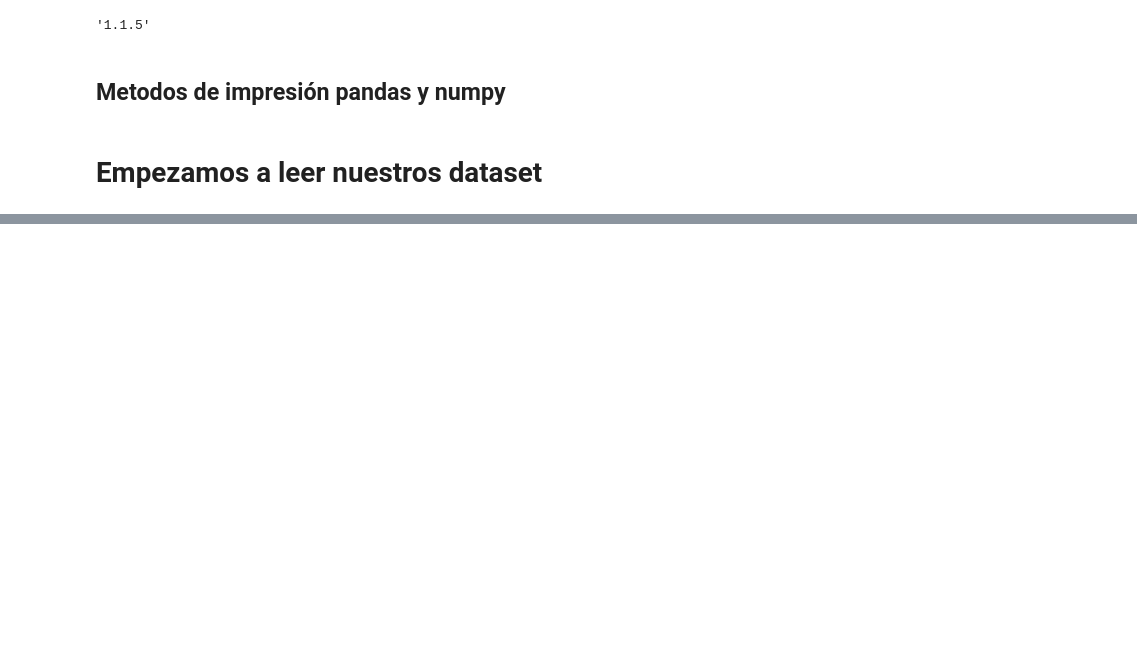
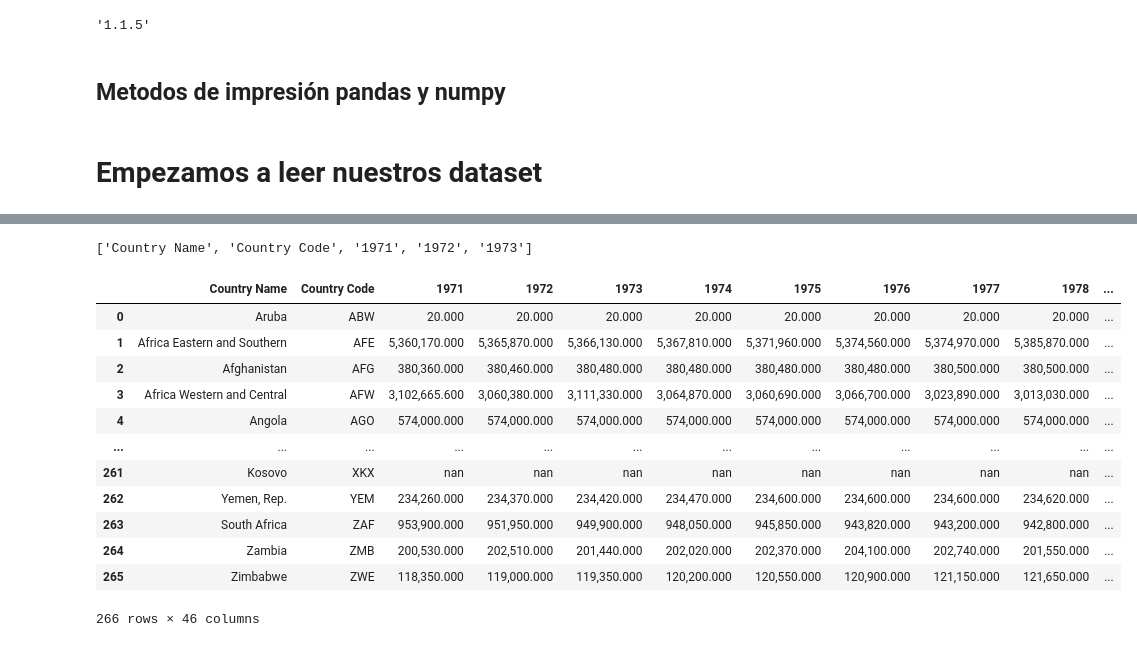
Before and after one commit to FernandoCallasaca/data_science_projects, a Jupyter notebook: pandas_routine_2.ipynb, the cells around one changed output, grey strips where cells are left out. Cells and saved outputs as stored; diff of their text form; code cells hidden in the pictures; blank space fills up the shorter version.

```diff
--- a/pandas_routine_2.ipynb
+++ b/pandas_routine_2.ipynb
@@ -66,0 +104,23 @@ df_popu = pd.read_csv(path_file('API_SP.POP.TOTL_DS2_en_csv_v2_3469297.csv'), he
+# %%
+# ahora podemos hacer las columnas que queremos
+cols = ['Country Name', 'Country Code'] + list(map(str,range(1971, 2015)))
+cols[:5]
+# %% [output]
+['Country Name', 'Country Code', '1971', '1972', '1973']
+# %%
+# verificamos si podemos traer nuestro dataframe con las columnas que necesitamos
+df_agri.loc[:,cols]
+# %% [output]
+|  | Country Name | Country Code | 1971 | 1972 | 1973 | 1974 | 1975 | 1976 | 1977 | 1978 | ... |
+| 0 | Aruba | ABW | 20.000 | 20.000 | 20.000 | 20.000 | 20.000 | 20.000 | 20.000 | 20.000 | ... |
+| 1 | Africa Eastern and Southern | AFE | 5,360,170.000 | 5,365,870.000 | 5,366,130.000 | 5,367,810.000 | 5,371,960.000 | 5,374,560.000 | 5,374,970.000 | 5,385,870.000 | ... |
+| 2 | Afghanistan | AFG | 380,360.000 | 380,460.000 | 380,480.000 | 380,480.000 | 380,480.000 | 380,480.000 | 380,500.000 | 380,500.000 | ... |
+| 3 | Africa Western and Central | AFW | 3,102,665.600 | 3,060,380.000 | 3,111,330.000 | 3,064,870.000 | 3,060,690.000 | 3,066,700.000 | 3,023,890.000 | 3,013,030.000 | ... |
+| 4 | Angola | AGO | 574,000.000 | 574,000.000 | 574,000.000 | 574,000.000 | 574,000.000 | 574,000.000 | 574,000.000 | 574,000.000 | ... |
+| ... | ... | ... | ... | ... | ... | ... | ... | ... | ... | ... | ... |
+| 261 | Kosovo | XKX | nan | nan | nan | nan | nan | nan | nan | nan | ... |
+| 262 | Yemen, Rep. | YEM | 234,260.000 | 234,370.000 | 234,420.000 | 234,470.000 | 234,600.000 | 234,600.000 | 234,600.000 | 234,620.000 | ... |
+| 263 | South Africa | ZAF | 953,900.000 | 951,950.000 | 949,900.000 | 948,050.000 | 945,850.000 | 943,820.000 | 943,200.000 | 942,800.000 | ... |
+| 264 | Zambia | ZMB | 200,530.000 | 202,510.000 | 201,440.000 | 202,020.000 | 202,370.000 | 204,100.000 | 202,740.000 | 201,550.000 | ... |
+| 265 | Zimbabwe | ZWE | 118,350.000 | 119,000.000 | 119,350.000 | 120,200.000 | 120,550.000 | 120,900.000 | 121,150.000 | 121,650.000 | ... |
+266 rows × 46 columns
```
Also changed, not shown: parts of 12 cells of this notebook.
